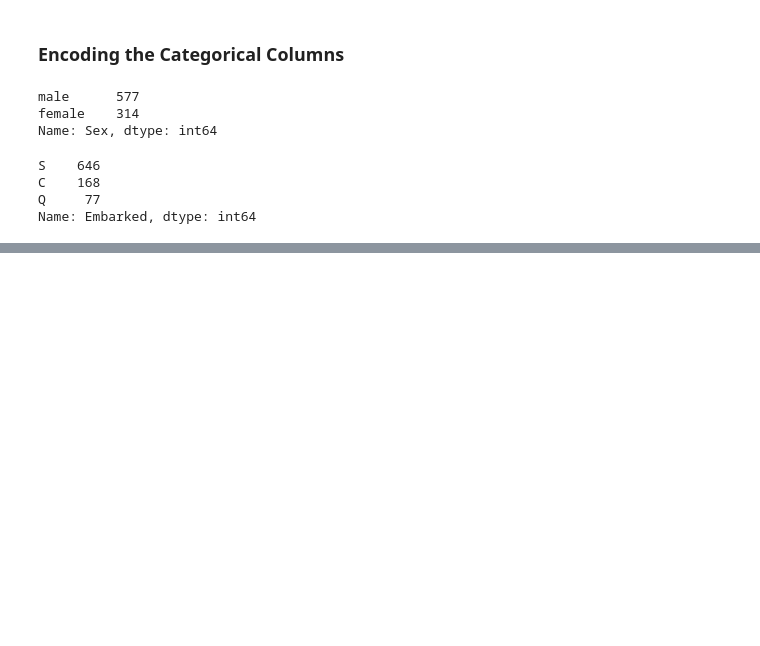
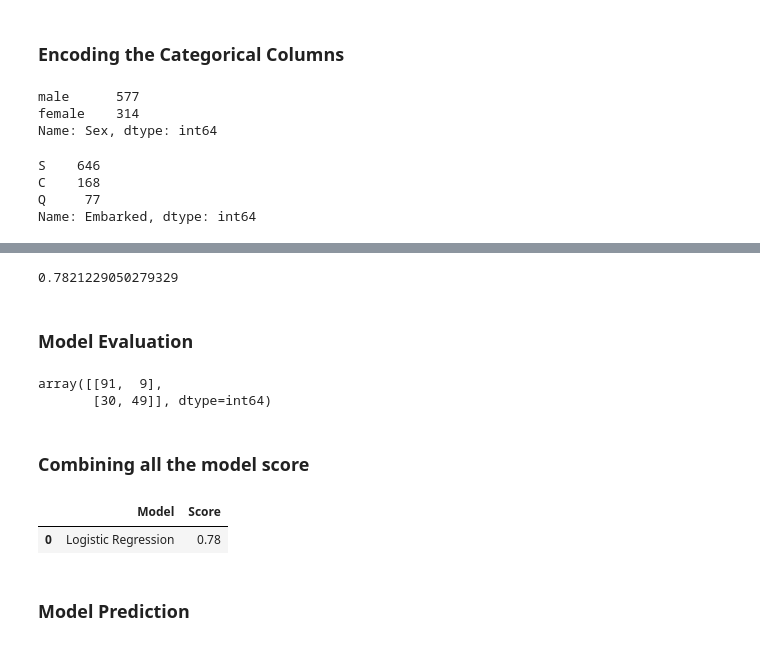
Before and after one commit to Ruban2205/titanic-classification, a Jupyter notebook: notebook/titanic_classifier_main.ipynb, the cells around one changed output, grey strips where cells are left out. Cells and saved outputs as stored; diff of their text form; code cells hidden in the pictures; blank space fills up the shorter version.

Commit message:
COMPLETE Model Training | SAVE pkl file

```diff
--- a/notebook/titanic_classifier_main.ipynb
+++ b/notebook/titanic_classifier_main.ipynb
@@ -222,0 +299,25 @@ titanic_data.replace({'Sex':{'male':0, 'female':1}, 'Embarked':{'S':0, 'C':1, 'Q
+# %%
+accuracy_score(model_prediction, Y_test)
+# %% [output]
+0.7821229050279329
+# %% [markdown]
+### Model Evaluation
+# %%
+confusion_matrix(Y_test, model_prediction)
+# %% [output]
+array([[91,  9],
+       [30, 49]], dtype=int64)
+# %% [markdown]
+### Combining all the model score
+# %%
+results = pd.DataFrame({
+    'Model': ['Logistic Regression'],
+    'Score': [0.78]
+})
+
+results
+# %% [output]
+|  | Model | Score |
+| 0 | Logistic Regression | 0.78 |
+# %% [markdown]
+### Model Prediction
```
Also changed, not shown: parts of 18 cells of this notebook, 1 other file.
